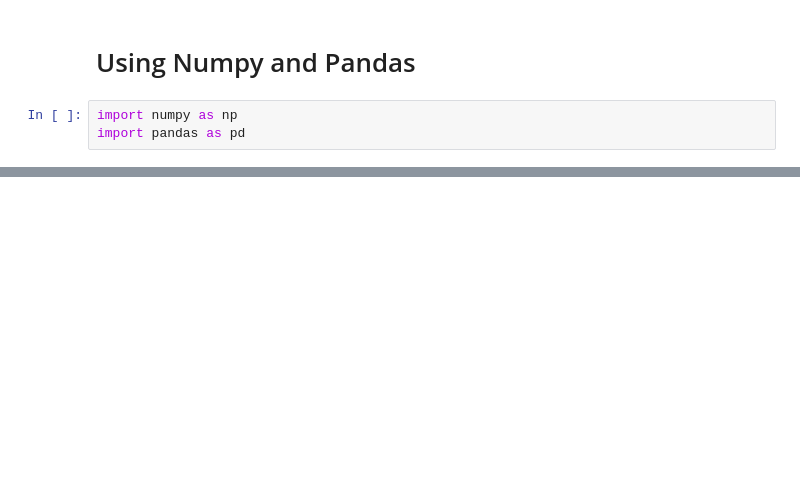
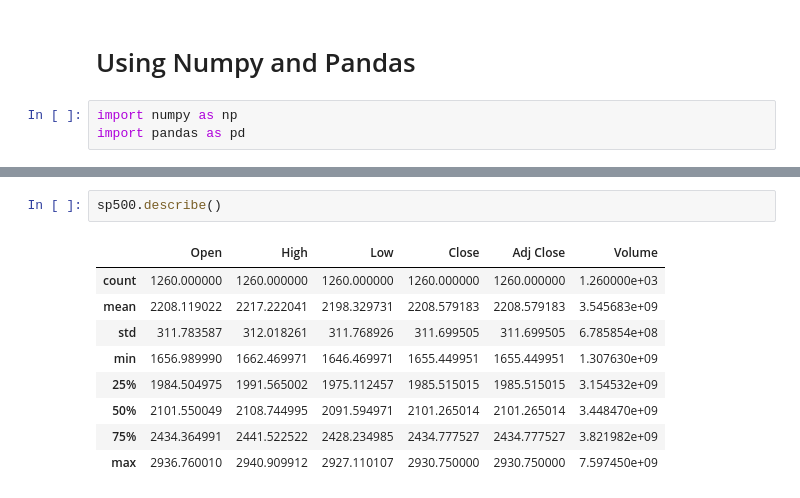
Before and after one commit to onionmccabbage/pythonWeds2026, a Jupyter notebook: Untitled.ipynb, the cells around one changed output, grey strips where cells are left out. Cells and saved outputs as stored; diff of their text form; blank space fills up the shorter version.

```diff
--- a/Untitled.ipynb
+++ b/Untitled.ipynb
@@ -23,0 +165,12 @@ sp500 # We have a Pandas DataFrame
+# %%
+sp500.describe()
+# %% [output]
+|  | Open | High | Low | Close | Adj Close | Volume |
+| count | 1260.000000 | 1260.000000 | 1260.000000 | 1260.000000 | 1260.000000 | 1.260000e+03 |
+| mean | 2208.119022 | 2217.222041 | 2198.329731 | 2208.579183 | 2208.579183 | 3.545683e+09 |
+| std | 311.783587 | 312.018261 | 311.768926 | 311.699505 | 311.699505 | 6.785854e+08 |
+| min | 1656.989990 | 1662.469971 | 1646.469971 | 1655.449951 | 1655.449951 | 1.307630e+09 |
+| 25% | 1984.504975 | 1991.565002 | 1975.112457 | 1985.515015 | 1985.515015 | 3.154532e+09 |
+| 50% | 2101.550049 | 2108.744995 | 2091.594971 | 2101.265014 | 2101.265014 | 3.448470e+09 |
+| 75% | 2434.364991 | 2441.522522 | 2428.234985 | 2434.777527 | 2434.777527 | 3.821982e+09 |
+| max | 2936.760010 | 2940.909912 | 2927.110107 | 2930.750000 | 2930.750000 | 7.597450e+09 |
```
Also changed, not shown: parts of 13 cells of this notebook, 1 other file.
